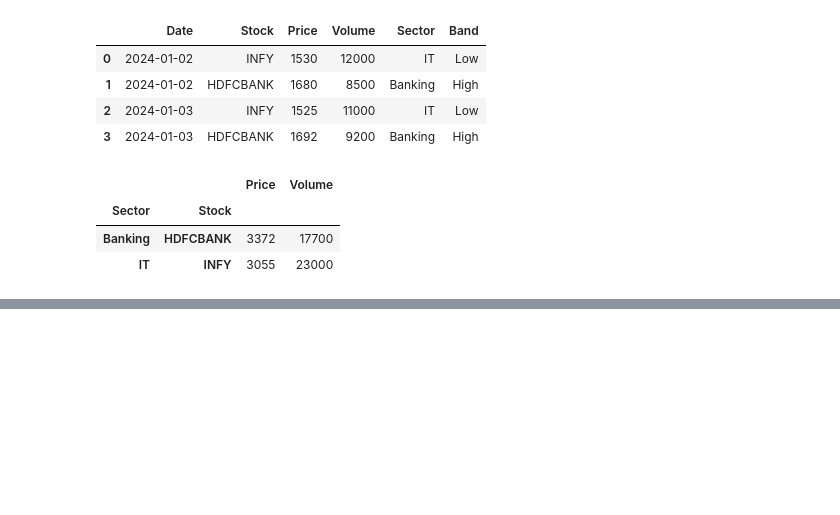
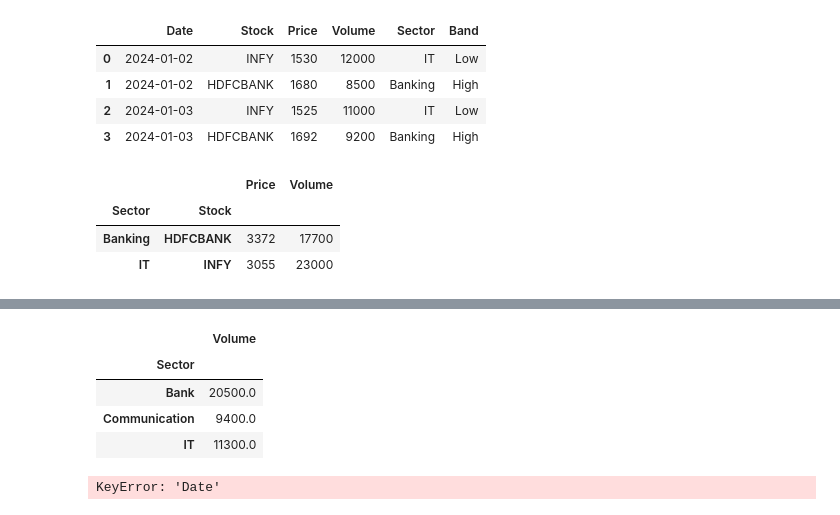
Before and after one commit to Rakshit-Lodha/zero-to-hero-python, a Jupyter notebook: zerotohero.ipynb, the cells around one changed output, grey strips where cells are left out. Drawn from its saved outputs; the diff is of its cells as text; code cells hidden in the pictures; blank space fills up the shorter version.

```diff
--- a/zerotohero.ipynb
+++ b/zerotohero.ipynb
@@ -2296,0 +2344,14 @@ df_2.groupby(['Sector','Stock'])[['Price','Volume']].sum()
+# %%
+df_merge.pivot_table(values = 'Volume', index = 'Sector', aggfunc = 'sum')
+# %% [output]
+|  | Volume |
+| Sector |  |
+| Bank | 20500.0 |
+| Communication | 9400.0 |
+| IT | 11300.0 |
+# %%
+df_merge['Date'] = pd.to_datetime(df_merge['Date'])
+
+df_merge
+# %% [output]
+KeyError: 'Date'
```
Also changed, not shown: parts of 7 cells of this notebook, 2 other files.
